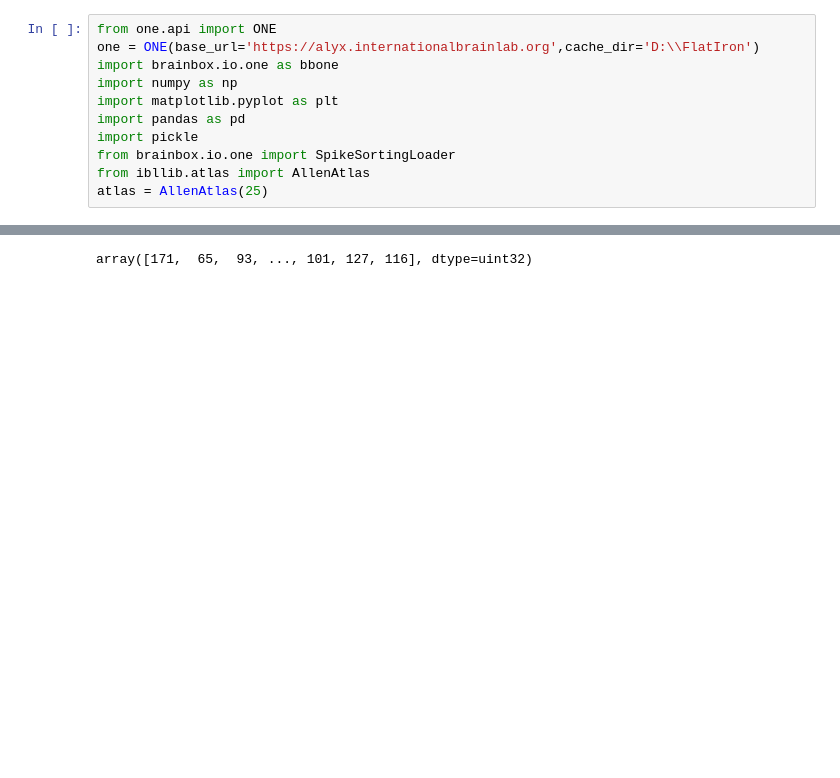
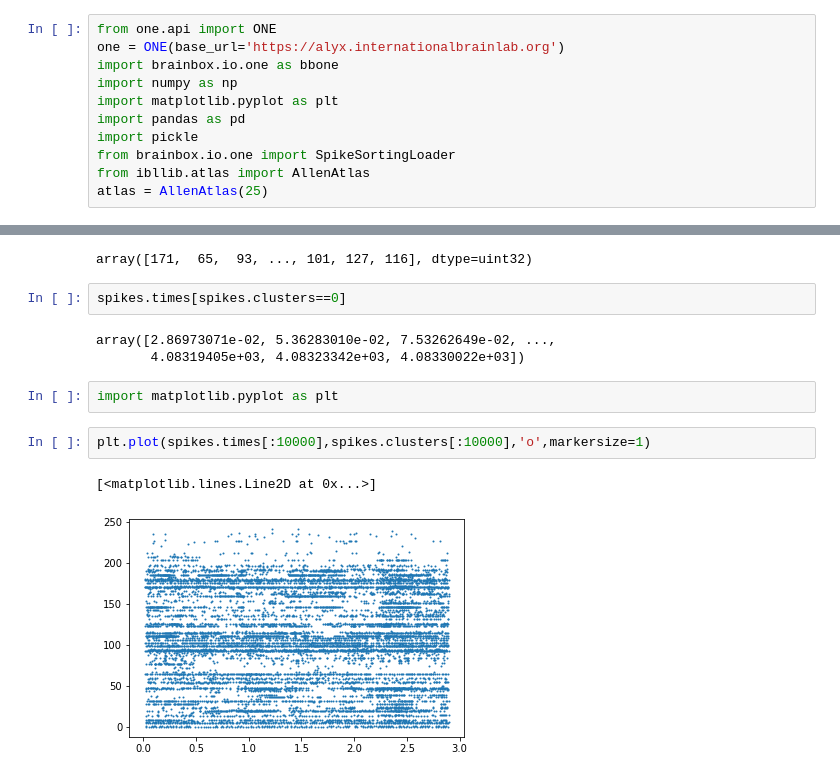
Before and after one commit to VirtualBrainLab/nptraj-ephys-server, a Jupyter notebook: pipeline/get_insertions_notebook.ipynb, the cells around one changed output, grey strips where cells are left out. Cells and saved outputs as stored; diff of their text form; blank space fills up the shorter version.

```diff
--- a/pipeline/get_insertions_notebook.ipynb
+++ b/pipeline/get_insertions_notebook.ipynb
@@ -1,6 +1,6 @@
 # %%
 from one.api import ONE
-one = ONE(base_url='https://alyx.internationalbrainlab.org',cache_dir='D:\\FlatIron')
+one = ONE(base_url='https://alyx.internationalbrainlab.org')
 import brainbox.io.one as bbone
 import numpy as np
 import matplotlib.pyplot as plt
@@ -94,3 +103,15 @@ len(spikes.times)
 spikes.clusters
 # %% [output]
 array([171,  65,  93, ..., 101, 127, 116], dtype=uint32)
+# %%
+spikes.times[spikes.clusters==0]
+# %% [output]
+array([2.86973071e-02, 5.36283010e-02, 7.53262649e-02, ...,
+       4.08319405e+03, 4.08323342e+03, 4.08330022e+03])
+# %%
+import matplotlib.pyplot as plt
+# %%
+plt.plot(spikes.times[:10000],spikes.clusters[:10000],'o',markersize=1)
+# %% [output]
+[<matplotlib.lines.Line2D at 0x...>]
+[figure, added]
```
Also changed, not shown: parts of 9 cells of this notebook.
